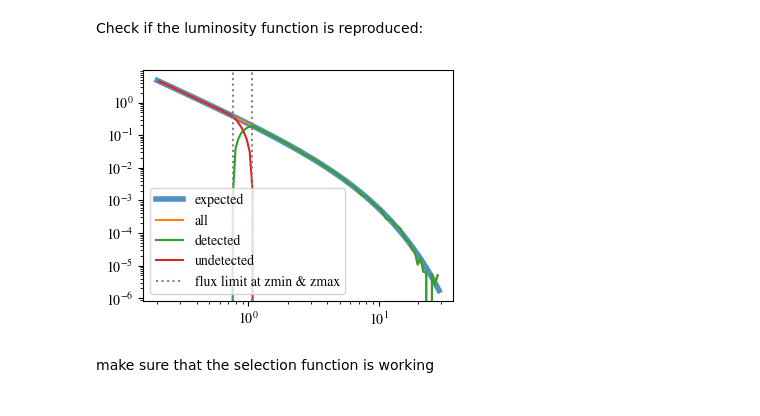
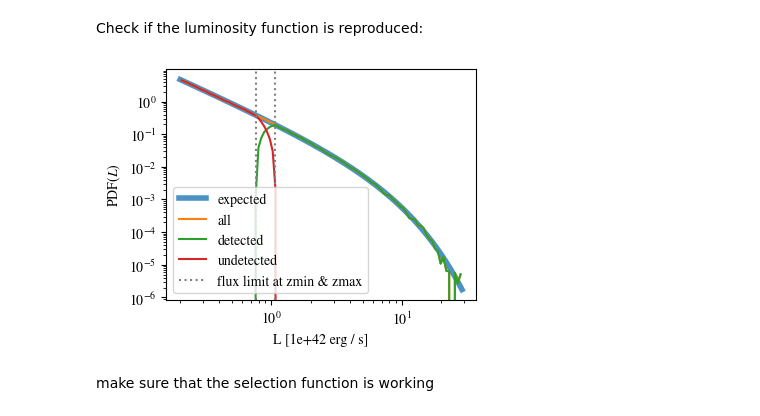
Before and after one commit to mlujnie/simple, a Jupyter notebook: demo/simple_tutorial_notebook.ipynb, the cells around one changed output. Cells and saved outputs as stored; diff of their text form; code cells hidden in the pictures.

```diff
--- a/demo/simple_tutorial_notebook.ipynb
+++ b/demo/simple_tutorial_notebook.ipynb
@@ -212,25 +215,27 @@ Check if the luminosity function is reproduced:
 # %%
 plt.figure(figsize=(4,3))
 Ls = np.logspace(np.log10(lim.Lmin.to(luminosity_unit).value),
                  np.log10(np.nanmin([lim.Lmax.to(luminosity_unit).value, 1e6 * lim.Lmin.to(luminosity_unit).value])), 100)
 n_bar_gal = quad(lim.luminosity_function, lim.Lmin.to(luminosity_unit).value, lim.Lmax.to(luminosity_unit).value)[0]
 plt.plot(Ls, lim.luminosity_function(Ls) / n_bar_gal, label='expected', linewidth=4, alpha=0.8)
 hist, bin_edges = np.histogram(lim.cat['luminosity'].to(luminosity_unit).value, bins=Ls, density=True)
 hist_det, bin_edges = np.histogram(lim.cat['luminosity'][lim.cat['detected']].to(luminosity_unit).value, bins=Ls, density=True)
 hist_undet, bin_edges = np.histogram(lim.cat['luminosity'][~lim.cat['detected']].to(luminosity_unit).value, bins=Ls, density=True)
 plt.plot((Ls[:-1] + 0.5 * np.diff(Ls)), hist, label='all')
 plt.plot(Ls[:-1] + 0.5 * np.diff(Ls), hist_det * (lim.N_gal_detected / lim.N_gal), label='detected')
 plt.plot(Ls[:-1] + 0.5 * np.diff(Ls), hist_undet * (1-lim.N_gal_detected / lim.N_gal), label='undetected')
 
 plt.axvline((lim.min_flux*(4*np.pi*lim.astropy_cosmo.luminosity_distance(lim.redshift+lim.delta_redshift)**2)).to(luminosity_unit).value,
               linestyle=':', color='gray')
 plt.axvline((lim.min_flux*(4*np.pi*lim.astropy_cosmo.luminosity_distance(lim.redshift-lim.delta_redshift)**2)).to(luminosity_unit).value,
             linestyle=':', color='gray', label='flux limit at zmin & zmax')
 plt.yscale("log")
 plt.xscale("log")
+plt.xlabel(f"L [{str(luminosity_unit)}]")
+plt.ylabel(r"PDF($L$)")
 plt.legend();
 # %% [output]
-[figure, old version]
+[figure, new version]
 # %% [markdown]
  make sure that the selection function is working
 # %%
```
Also changed, not shown: parts of 3 cells of this notebook, 11 other files.
